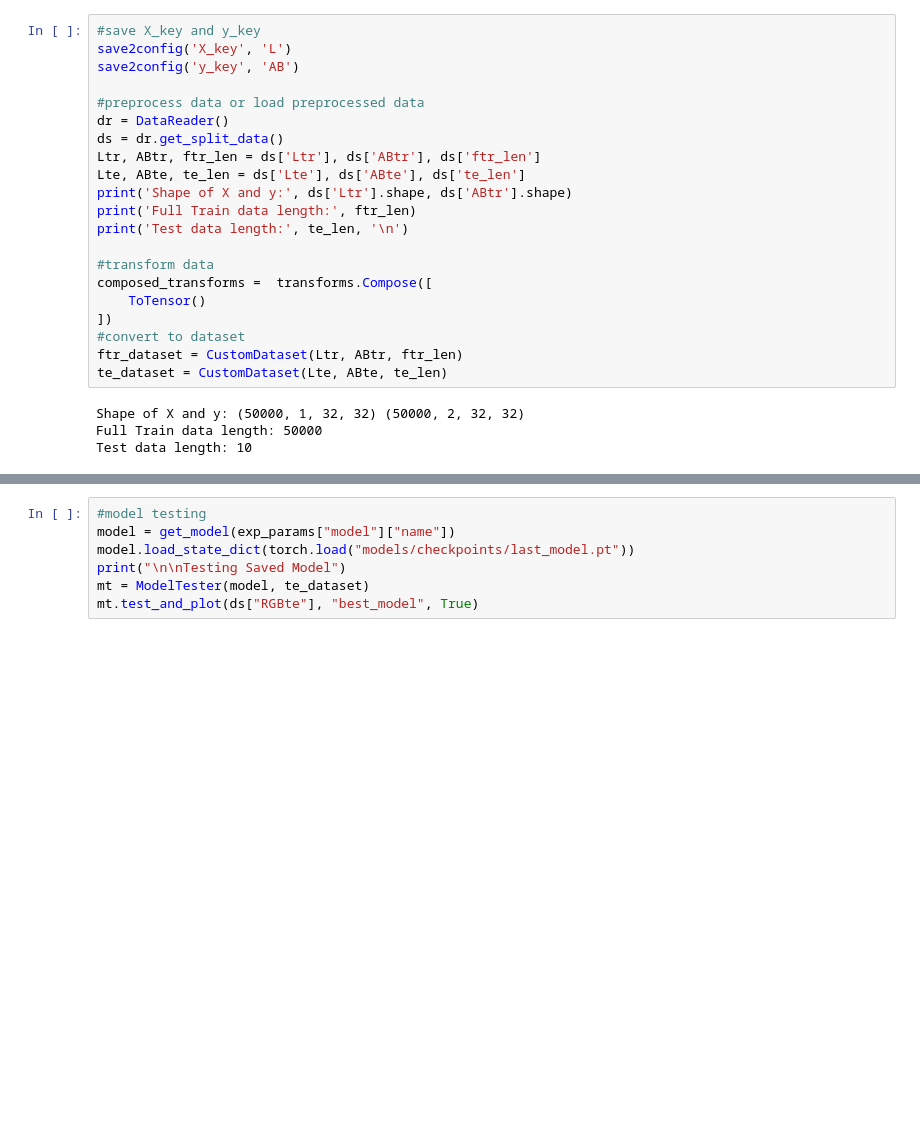
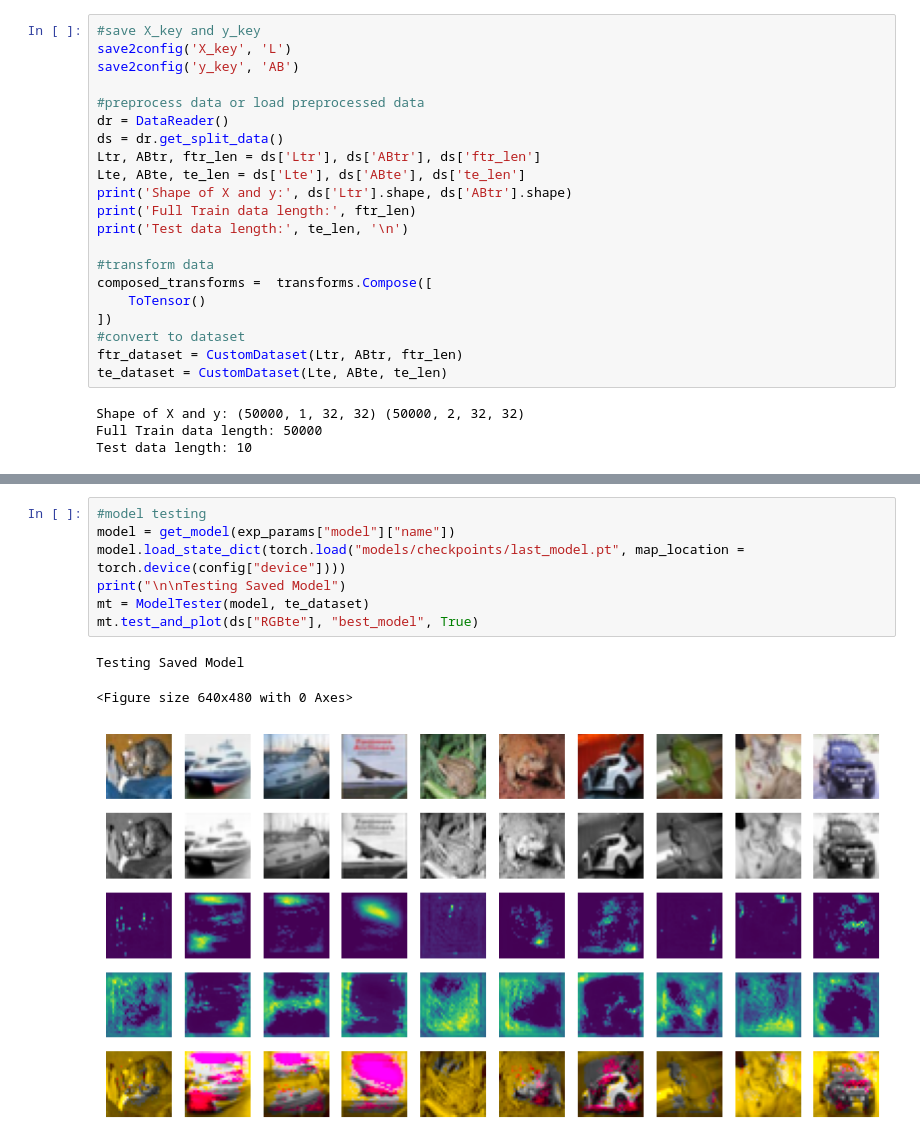
Before and after one commit to VinitraMk/Image-Colorization, a Jupyter notebook: Index.ipynb, the cells around one changed output, grey strips where cells are left out. Saved outputs shown, nothing was run; the diff lists cells and outputs as text; blank space fills up the shorter version.

```diff
--- a/Index.ipynb
+++ b/Index.ipynb
@@ -122,7 +253,11 @@ vis.get_results()
 # %%
 #model testing
 model = get_model(exp_params["model"]["name"])
-model.load_state_dict(torch.load("models/checkpoints/last_model.pt"))
+model.load_state_dict(torch.load("models/checkpoints/last_model.pt", map_location = torch.device(config["device"])))
 print("\n\nTesting Saved Model")
 mt = ModelTester(model, te_dataset)
 mt.test_and_plot(ds["RGBte"], "best_model", True)
+# %% [output]
+Testing Saved Model
+<Figure size 640x480 with 0 Axes>
+[figure, added]
```
Also changed, not shown: parts of 6 cells of this notebook, 3 other files.
